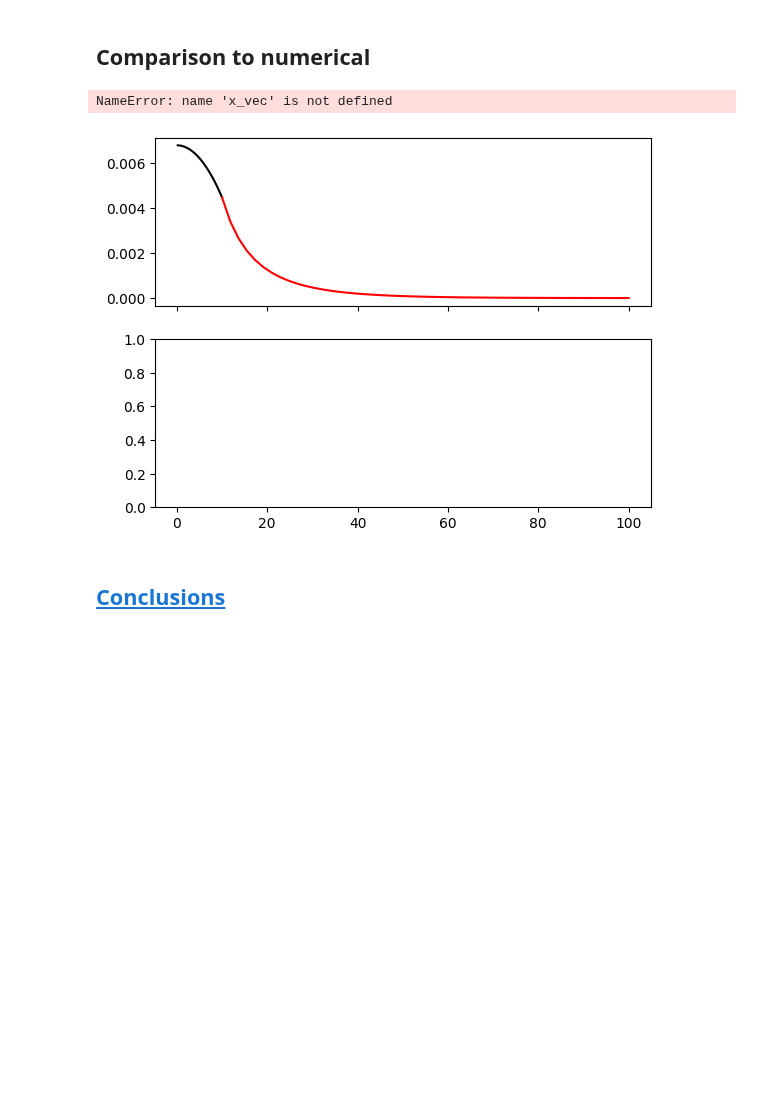
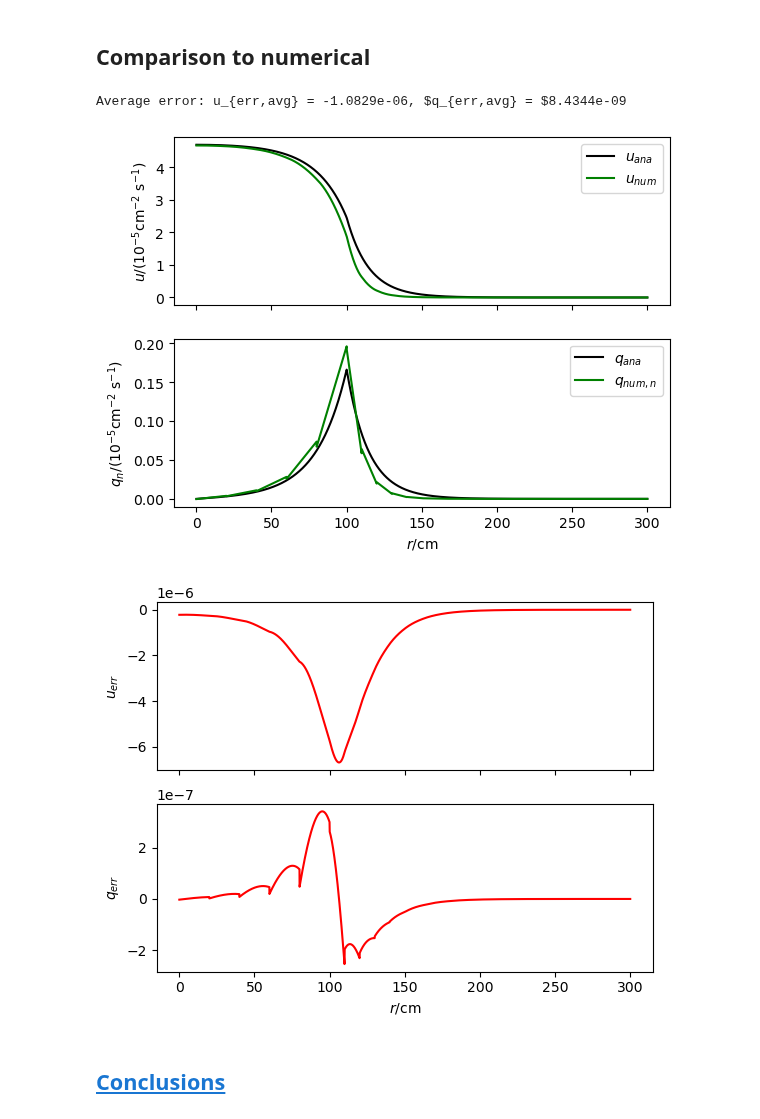
Before and after one commit to dpploy/engy-4390, a Jupyter notebook: projects/2024/neutron-ball/report-analytical.ipynb, the cells around one changed output. Saved outputs shown, nothing was run; the diff lists cells and outputs as text; code cells hidden in the pictures; blank space fills up the shorter version.

Commit message:
Comparing errors

```diff
--- a/projects/2024/neutron-ball/report-analytical.ipynb
+++ b/projects/2024/neutron-ball/report-analytical.ipynb
@@ -313,11 +314,11 @@ unit.um = unit.micro*unit.meter
 
 r_0 = 0*unit.cm
 r_R = 100*unit.cm
-r_oo = 1000*unit.cm  # infinity
+r_oo = 300*unit.cm  # infinity
 
-r_0 = 0*unit.cm
-r_R = 10*unit.cm
-r_oo = 100*unit.cm  # infinity
+# r_0 = 0*unit.cm
+# r_R = 10*unit.cm
+# r_oo = 100*unit.cm  # infinity
 # %%
 '''Domain'''
 def show_domain(r_R, r_oo):
@@ -487,33 +450,58 @@ ax[1].legend()
 # %%
-r_range_1 = np.linspace(r_0, r_R)[1:]
-r_range_2 = np.linspace(r_R, r_oo)
+[x_vec, u_n_vec, q_n_vec] = np.genfromtxt(fname='gold-data/100-300-neutron-ball-source-inf.txt')
+x_vec *= unit.cm
+r = x_vec[1:]
 
-fig, ax = plt.subplots(2,1, sharex=True)
-ax[0].errorbar(x = r_range_1/unit.cm, y = u_1(r_range_1)/(unit.cm**-2 * unit.second**-1), label = r'$u_1$',
-            color = 'k')
-ax[0].errorbar(x = r_range_2/unit.cm, y = u_2(r_range_2)/(unit.cm**-2 * unit.second**-1), label = r'$u_2$',
-            color = 'r')
-ax[0].errorbar(x = x_vec, y = u_n_vec, label = r'$u_{num}$',
-            color = 'g')
-ax[0].set_xlabel(r'$r/\mathrm{cm}$')
-ax[0].set_ylabel(r'$u/(\mathrm{cm^{-2}~s^{-1}})$')
+'''Combined forms of u and q'''
+r_1 = np.where(r <= r_R)[0]
+r_2 = np.where(r > r_R)[0]
+u_12 = np.append(u_1(r[r_1]), u_2(r[r_2]))
+
+q_12 = np.append(q_1(r[r_1]), q_2(r[r_2]))
+
+u_12_r = u_12/(unit.cm**-2 * unit.second**-1)
+q_12_r = q_12/(unit.cm**-2 * unit.second**-1)
+# uerr = np.abs(u_12_r - u_n_vec[1:])/u_12_r
+# qerr = np.abs(q_12_r - q_n_vec[1:])/q_12_r
+uerr = u_n_vec[1:]-u_12_r
+qerr = q_n_vec[1:]-q_12_r
+# uerr = u_n_vec[1:]/u_12_r
+# qerr = q_n_vec[1:]/q_12_r
+
+
+fig, ax = plt.subplots(2, sharex=True)
+
+ax[0].errorbar(x = r/unit.cm, y = u_12/(1e-5*unit.cm**-2 * unit.second**-1), label = r'$u_{ana}$', color = 'k')
+
+ax[0].errorbar(x = r/unit.cm, y = u_n_vec[1:]/1e-5, label = r'$u_{num}$', color = 'g')
+# ax[0,0].set_xlabel(r'$r/\mathrm{cm}$')
+ax[0].set_ylabel(r'$u/(\mathrm{10^{-5}cm^{-2}~s^{-1}})$')
 ax[0].legend()
 
-ax[1].errorbar(x = r_range_1/unit.cm, y = q_1(r_range_1)/(unit.cm**-2 * unit.second**-1), label = r'$q_{1,n}$',
+ax[1].errorbar(x = r/unit.cm, y = q_12/(1e-5*unit.cm**-2 * unit.second**-1), label = r'$q_{ana}$',
             color = 'k')
-ax[1].errorbar(x = r_range_2/unit.cm, y = q_2(r_range_2)/(unit.cm**-2 * unit.second**-1), label = r'$q_{2,n}$',
-            color = 'r')
-ax[1].errorbar(x = x_vec, y = q_n_vec, label = r'$q_{num,n}$',
-            color = 'g')
+
+ax[1].errorbar(x = r/unit.cm, y = q_n_vec[1:]/1e-5, label = r'$q_{num,n}$',color = 'g')
 ax[1].set_xlabel(r'$r/\mathrm{cm}$')
-ax[1].set_ylabel(r'$q_n/(\mathrm{cm^{-2}~s^{-1}})$')
+ax[1].set_ylabel(r'$q_n/(\mathrm{10^{-5}cm^{-2}~s^{-1}})$')
 ax[1].legend()
+plt.plot()
+fig, ax = plt.subplots(2, sharex=True)
+ax[0].errorbar(x = r/unit.cm, y = uerr,color = 'r')
+# ax[0,1].set_xlabel(r'$r/\mathrm{cm}$')
+ax[0].set_ylabel(r'$u_{err}$')
 
+ax[1].errorbar(x = r/unit.cm, y = qerr,color = 'r')
+ax[1].set_xlabel(r'$r/\mathrm{cm}$')
+ax[1].set_ylabel(r'$q_{err}$')
+plt.plot()
 
+print(r'Average error: u_{err,avg} = %3.5g, $q_{err,avg} = $%3.5g' %(np.average(uerr), np.average(qerr)))
 # plt.savefig('./pics/uq_numer_analyt_compare.png')
 # %% [output]
-NameError: name 'x_vec' is not defined
+Average error: u_{err,avg} = -1.0829e-06, $q_{err,avg} = $8.4344e-09
-[figure, old version]
+[figure, new version]
+[figure, added]
 # %% [markdown]
 ## [Conclusions](#toc)<a id="conclusions"></a>
 # %% [markdown]
```
Also changed, not shown: parts of 13 cells of this notebook.
